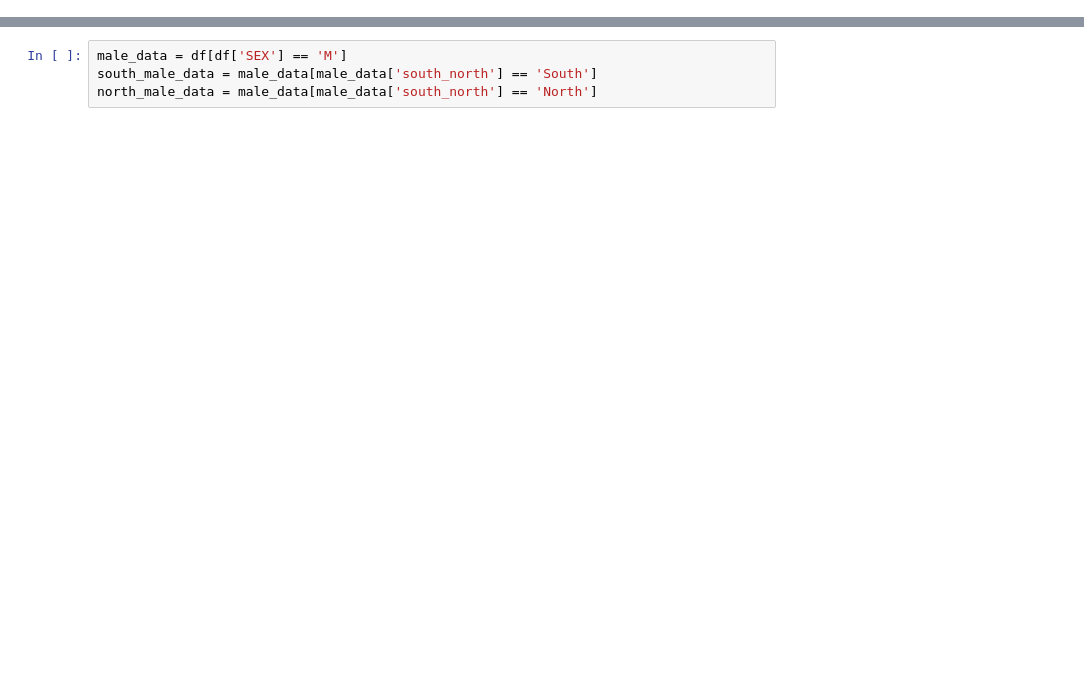
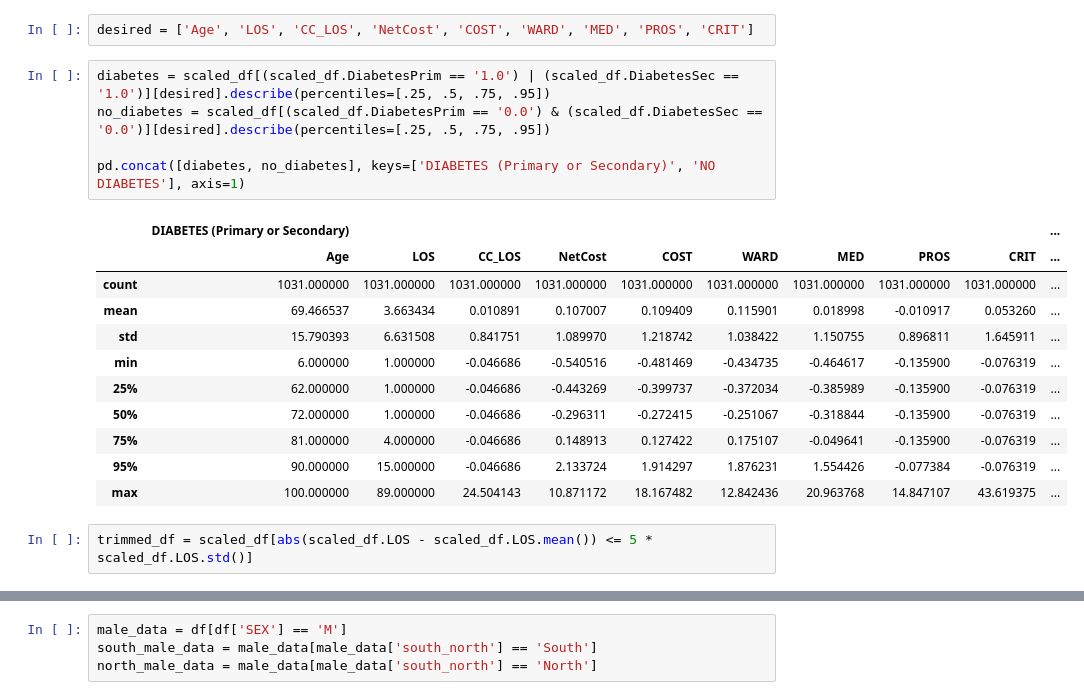
Before and after one commit to daffidwilde/thesis, a Jupyter notebook: data/nbs/some-data-analysis.ipynb, the cells around one changed output, grey strips where cells are left out. Drawn from its saved outputs; the diff is of its cells as text; blank space fills up the shorter version.

```diff
--- a/data/nbs/some-data-analysis.ipynb
+++ b/data/nbs/some-data-analysis.ipynb
@@ -30,0 +52,21 @@ sns.kdeplot(data=df['NetCost'], cumulative=True);
+# %%
+desired = ['Age', 'LOS', 'CC_LOS', 'NetCost', 'COST', 'WARD', 'MED', 'PROS', 'CRIT']
+# %%
+diabetes = scaled_df[(scaled_df.DiabetesPrim == '1.0') | (scaled_df.DiabetesSec == '1.0')][desired].describe(percentiles=[.25, .5, .75, .95])
+no_diabetes = scaled_df[(scaled_df.DiabetesPrim == '0.0') & (scaled_df.DiabetesSec == '0.0')][desired].describe(percentiles=[.25, .5, .75, .95])
+
+pd.concat([diabetes, no_diabetes], keys=['DIABETES (Primary or Secondary)', 'NO DIABETES'], axis=1)
+# %% [output]
+|  | DIABETES (Primary or Secondary) |  |  |  |  |  |  |  |  | ... |
+|  | Age | LOS | CC_LOS | NetCost | COST | WARD | MED | PROS | CRIT | ... |
+| count | 1031.000000 | 1031.000000 | 1031.000000 | 1031.000000 | 1031.000000 | 1031.000000 | 1031.000000 | 1031.000000 | 1031.000000 | ... |
+| mean | 69.466537 | 3.663434 | 0.010891 | 0.107007 | 0.109409 | 0.115901 | 0.018998 | -0.010917 | 0.053260 | ... |
+| std | 15.790393 | 6.631508 | 0.841751 | 1.089970 | 1.218742 | 1.038422 | 1.150755 | 0.896811 | 1.645911 | ... |
+| min | 6.000000 | 1.000000 | -0.046686 | -0.540516 | -0.481469 | -0.434735 | -0.464617 | -0.135900 | -0.076319 | ... |
+| 25% | 62.000000 | 1.000000 | -0.046686 | -0.443269 | -0.399737 | -0.372034 | -0.385989 | -0.135900 | -0.076319 | ... |
+| 50% | 72.000000 | 1.000000 | -0.046686 | -0.296311 | -0.272415 | -0.251067 | -0.318844 | -0.135900 | -0.076319 | ... |
+| 75% | 81.000000 | 4.000000 | -0.046686 | 0.148913 | 0.127422 | 0.175107 | -0.049641 | -0.135900 | -0.076319 | ... |
+| 95% | 90.000000 | 15.000000 | -0.046686 | 2.133724 | 1.914297 | 1.876231 | 1.554426 | -0.077384 | -0.076319 | ... |
+| max | 100.000000 | 89.000000 | 24.504143 | 10.871172 | 18.167482 | 12.842436 | 20.963768 | 14.847107 | 43.619375 | ... |
+# %%
+trimmed_df = scaled_df[abs(scaled_df.LOS - scaled_df.LOS.mean()) <= 5 * scaled_df.LOS.std()]
```
Also changed, not shown: parts of 28 cells of this notebook, 2 other files.
